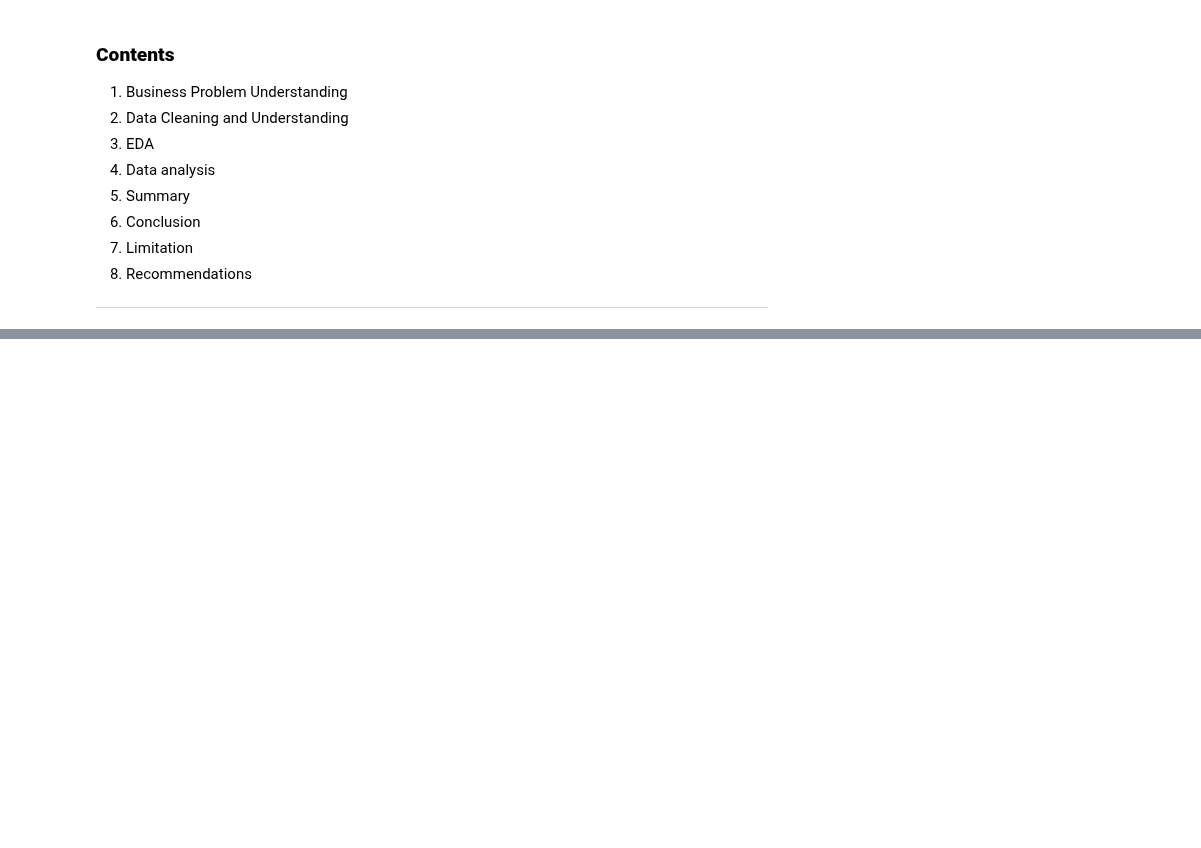
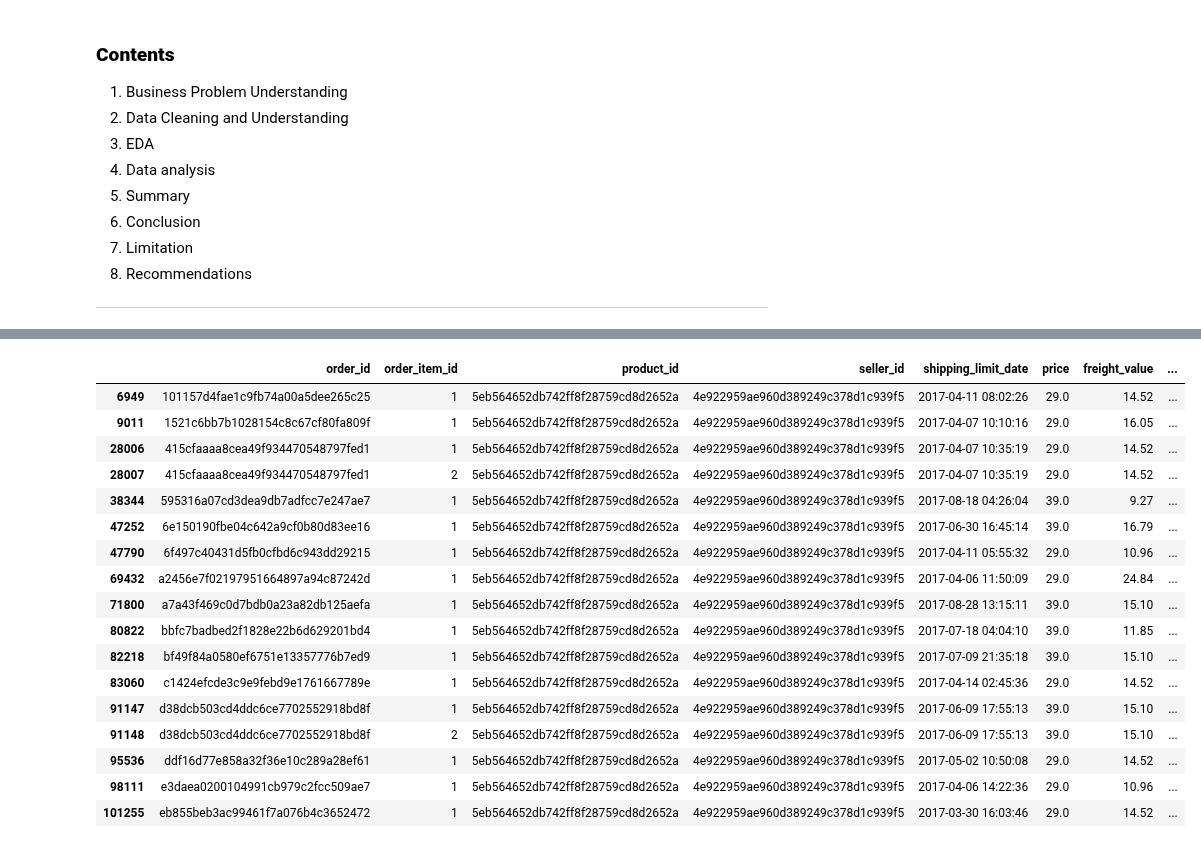
Before and after one commit to RioPramana21/Final-Project-Olist, a Jupyter notebook: preparation_notebooks/merged notebook.ipynb, the cells around one changed output, grey strips where cells are left out. Cells and saved outputs as stored; diff of their text form; code cells hidden in the pictures; blank space fills up the shorter version.

Commit message:
Merged all datasets into 1

```diff
--- a/preparation_notebooks/merged notebook.ipynb
+++ b/preparation_notebooks/merged notebook.ipynb
@@ -176,0 +104,10 @@ None
+# %%
+cleaned_delivered_df_orders           = read_olist_csv('../data/cleaned_data/olist_orders_dataset.csv')
+cleaned_df_customers        = read_olist_csv('../data/cleaned_data/olist_customers_dataset.csv')
+cleaned_delivered_df_order_items      = read_olist_csv('../data/cleaned_data/olist_order_items_dataset.csv')
+cleaned_delivered_df_order_payments   = read_olist_csv('../data/cleaned_data/olist_order_payments_dataset.csv')
+cleaned_delivered_df_reviews          = read_olist_csv('../data/cleaned_data/olist_order_reviews_dataset.csv')
+cleaned_df_products         = read_olist_csv('../data/cleaned_data/olist_products_dataset.csv')
+cleaned_df_prod_cat_tr      = read_olist_csv('../data/cleaned_data/product_category_name_translation.csv')
+cleaned_df_sellers          = read_olist_csv('../data/cleaned_data/olist_sellers_dataset.csv')
+cleaned_df_geolocation      = read_olist_csv('../data/cleaned_data/olist_geolocation_dataset.csv')
@@ -176,0 +163,14 @@ None
+# %%
+# Enrich order_items with products (1:1)
+enriched_order_items = cleaned_delivered_df_order_items.merge(
+    cleaned_df_products,
+    on='product_id',
+    how='left',
+    indicator=True
+)
+
+print("order_items⇄products:", enriched_order_items['_merge'].value_counts())
+# assert (enriched_order_items['_merge'] == 'both').all(), "⚠️ Some items missing products!"
+# enriched_order_items.drop(columns=['_merge'], inplace=True)
+
+display(enriched_order_items.head())
@@ -176,0 +209,21 @@ None
+# %%
+enriched_order_items[enriched_order_items['_merge'] == 'left_only']  # Check for items without products
+# %% [output]
+|  | order_id | order_item_id | product_id | seller_id | shipping_limit_date | price | freight_value | ... |
+| 6949 | 101157d4fae1c9fb74a00a5dee265c25 | 1 | 5eb564652db742ff8f28759cd8d2652a | 4e922959ae960d389249c378d1c939f5 | 2017-04-11 08:02:26 | 29.0 | 14.52 | ... |
+| 9011 | 1521c6bb7b1028154c8c67cf80fa809f | 1 | 5eb564652db742ff8f28759cd8d2652a | 4e922959ae960d389249c378d1c939f5 | 2017-04-07 10:10:16 | 29.0 | 16.05 | ... |
+| 28006 | 415cfaaaa8cea49f934470548797fed1 | 1 | 5eb564652db742ff8f28759cd8d2652a | 4e922959ae960d389249c378d1c939f5 | 2017-04-07 10:35:19 | 29.0 | 14.52 | ... |
+| 28007 | 415cfaaaa8cea49f934470548797fed1 | 2 | 5eb564652db742ff8f28759cd8d2652a | 4e922959ae960d389249c378d1c939f5 | 2017-04-07 10:35:19 | 29.0 | 14.52 | ... |
+| 38344 | 595316a07cd3dea9db7adfcc7e247ae7 | 1 | 5eb564652db742ff8f28759cd8d2652a | 4e922959ae960d389249c378d1c939f5 | 2017-08-18 04:26:04 | 39.0 | 9.27 | ... |
+| 47252 | 6e150190fbe04c642a9cf0b80d83ee16 | 1 | 5eb564652db742ff8f28759cd8d2652a | 4e922959ae960d389249c378d1c939f5 | 2017-06-30 16:45:14 | 39.0 | 16.79 | ... |
+| 47790 | 6f497c40431d5fb0cfbd6c943dd29215 | 1 | 5eb564652db742ff8f28759cd8d2652a | 4e922959ae960d389249c378d1c939f5 | 2017-04-11 05:55:32 | 29.0 | 10.96 | ... |
+| 69432 | a2456e7f02197951664897a94c87242d | 1 | 5eb564652db742ff8f28759cd8d2652a | 4e922959ae960d389249c378d1c939f5 | 2017-04-06 11:50:09 | 29.0 | 24.84 | ... |
+| 71800 | a7a43f469c0d7bdb0a23a82db125aefa | 1 | 5eb564652db742ff8f28759cd8d2652a | 4e922959ae960d389249c378d1c939f5 | 2017-08-28 13:15:11 | 39.0 | 15.10 | ... |
+| 80822 | bbfc7badbed2f1828e22b6d629201bd4 | 1 | 5eb564652db742ff8f28759cd8d2652a | 4e922959ae960d389249c378d1c939f5 | 2017-07-18 04:04:10 | 39.0 | 11.85 | ... |
+| 82218 | bf49f84a0580ef6751e13357776b7ed9 | 1 | 5eb564652db742ff8f28759cd8d2652a | 4e922959ae960d389249c378d1c939f5 | 2017-07-09 21:35:18 | 39.0 | 15.10 | ... |
+| 83060 | c1424efcde3c9e9febd9e1761667789e | 1 | 5eb564652db742ff8f28759cd8d2652a | 4e922959ae960d389249c378d1c939f5 | 2017-04-14 02:45:36 | 29.0 | 14.52 | ... |
+| 91147 | d38dcb503cd4ddc6ce7702552918bd8f | 1 | 5eb564652db742ff8f28759cd8d2652a | 4e922959ae960d389249c378d1c939f5 | 2017-06-09 17:55:13 | 39.0 | 15.10 | ... |
+| 91148 | d38dcb503cd4ddc6ce7702552918bd8f | 2 | 5eb564652db742ff8f28759cd8d2652a | 4e922959ae960d389249c378d1c939f5 | 2017-06-09 17:55:13 | 39.0 | 15.10 | ... |
+| 95536 | ddf16d77e858a32f36e10c289a28ef61 | 1 | 5eb564652db742ff8f28759cd8d2652a | 4e922959ae960d389249c378d1c939f5 | 2017-05-02 10:50:08 | 29.0 | 14.52 | ... |
+| 98111 | e3daea0200104991cb979c2fcc509ae7 | 1 | 5eb564652db742ff8f28759cd8d2652a | 4e922959ae960d389249c378d1c939f5 | 2017-04-06 14:22:36 | 29.0 | 10.96 | ... |
+| 101255 | eb855beb3ac99461f7a076b4c3652472 | 1 | 5eb564652db742ff8f28759cd8d2652a | 4e922959ae960d389249c378d1c939f5 | 2017-03-30 16:03:46 | 29.0 | 14.52 | ... |
```
Also changed, not shown: parts of 60 cells of this notebook, 4 other files.
